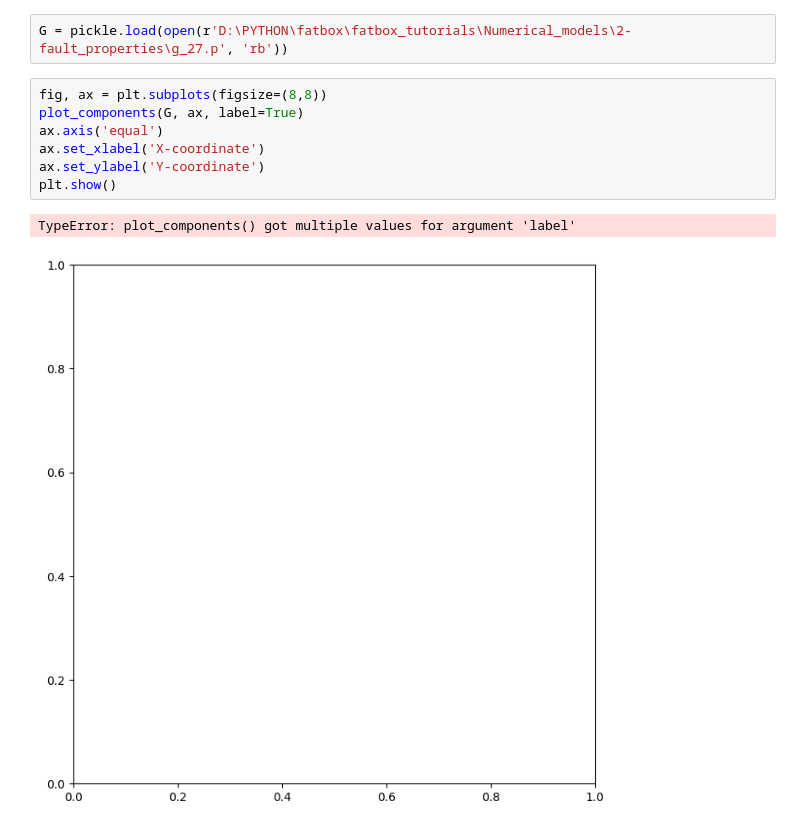
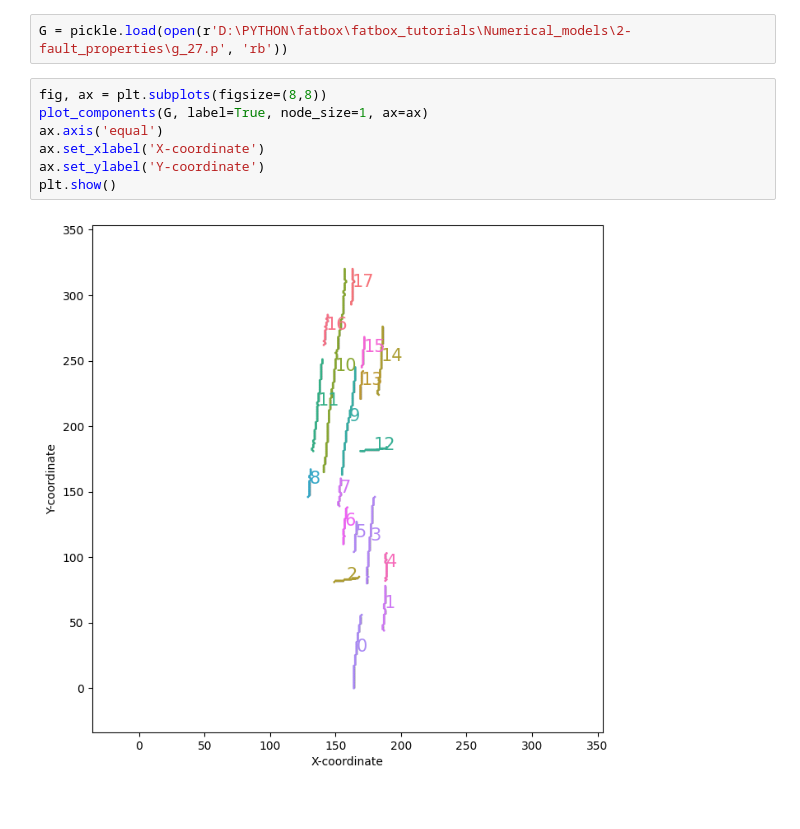
Before and after one commit to thilowrona/fatbox_tutorials, a Jupyter notebook: Fault properties from extracted network.ipynb, the cells around one changed output. Saved outputs shown, nothing was run; the diff lists cells and outputs as text.

```diff
--- a/Fault properties from extracted network.ipynb
+++ b/Fault properties from extracted network.ipynb
@@ -11,11 +11,10 @@ from fatbox.plots import plot_components, plot_edge_attribute, plot_rose
 G = pickle.load(open(r'D:\PYTHON\fatbox\fatbox_tutorials\Numerical_models\2-fault_properties\g_27.p', 'rb'))
 # %%
 fig, ax = plt.subplots(figsize=(8,8))
-plot_components(G, ax, label=True)
+plot_components(G, label=True, node_size=1, ax=ax)
 ax.axis('equal')
 ax.set_xlabel('X-coordinate')
 ax.set_ylabel('Y-coordinate')
 plt.show()
 # %% [output]
-TypeError: plot_components() got multiple values for argument 'label'
-[figure, old version]
+[figure, new version]
```
Also changed, not shown: 9 other files.
